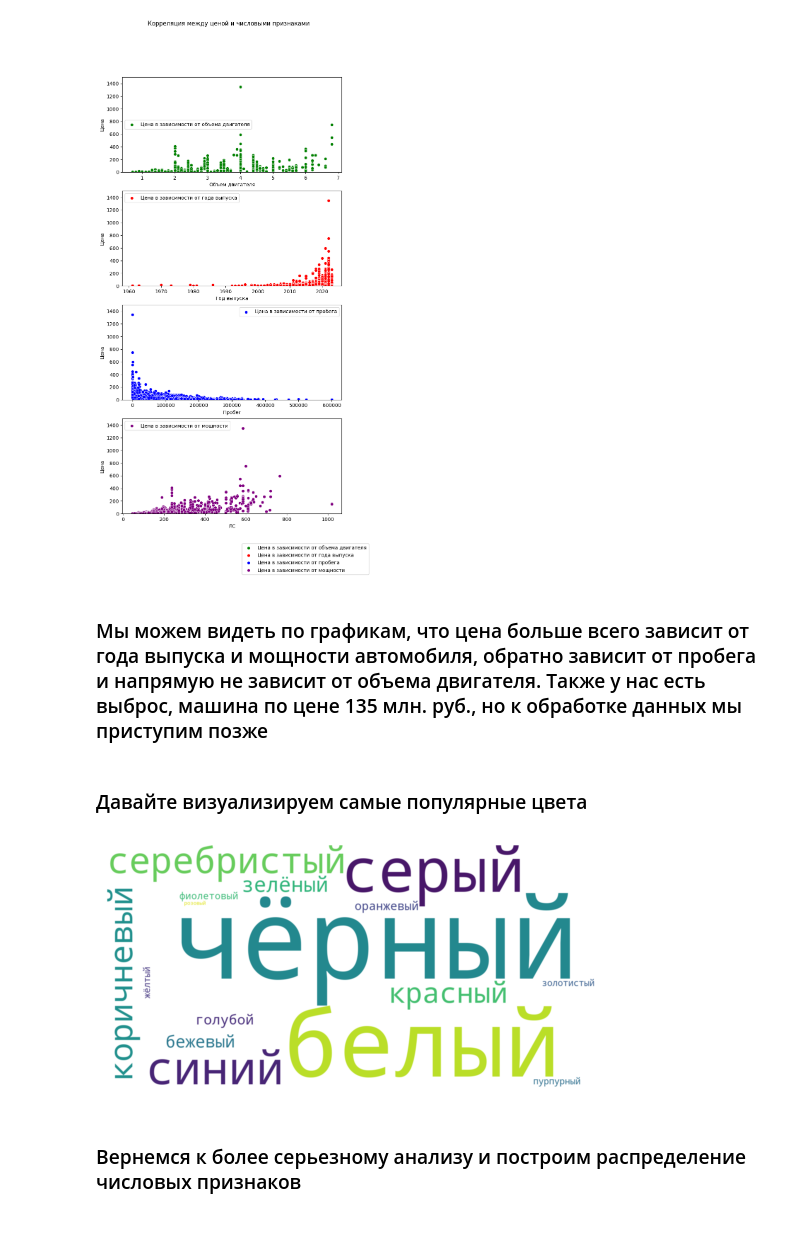
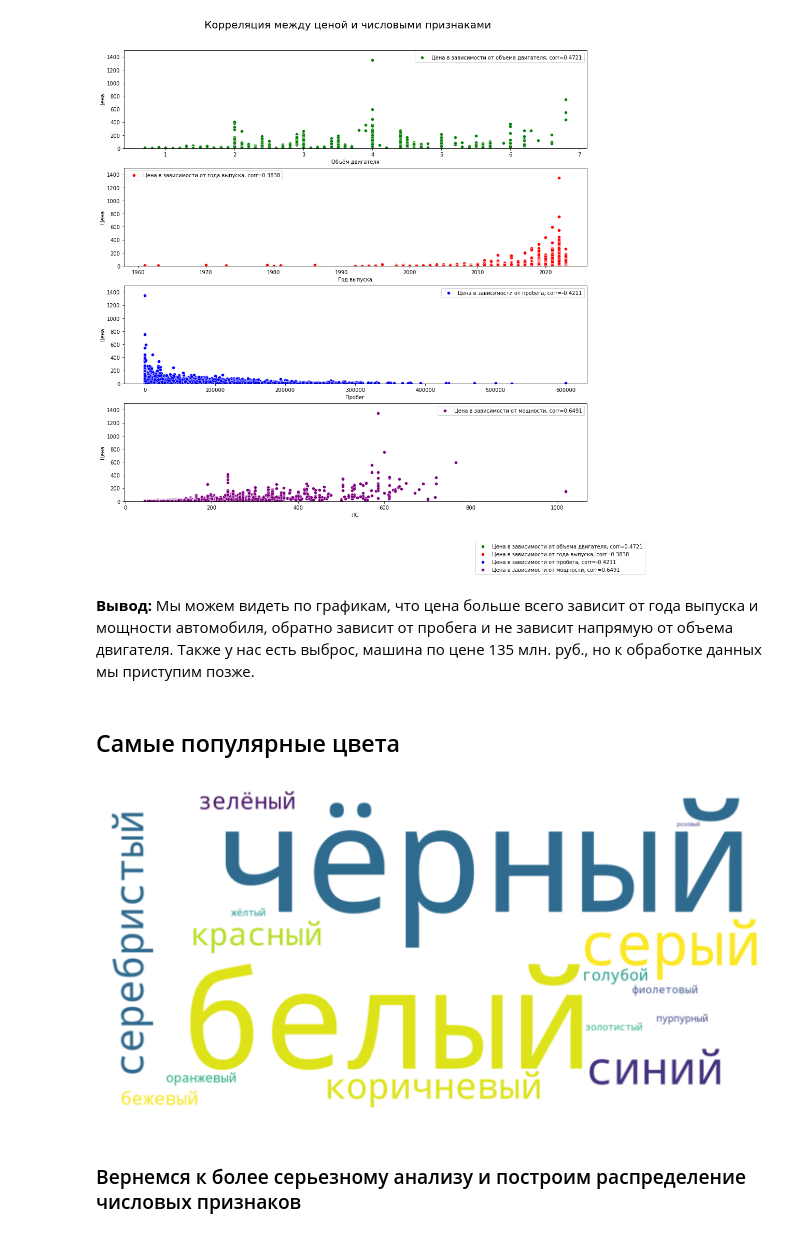
Before and after one commit to maksimbogoya/project-andan, a Jupyter notebook: EDA.ipynb, the cells around one changed output. Drawn from its saved outputs; the diff is of its cells as text; code cells hidden in the pictures.

```diff
--- a/EDA.ipynb
+++ b/EDA.ipynb
@@ -44,4 +49,6 @@ dtype: int64
-# %%
-df.drop('Unnamed: 0', axis=1, inplace=True) #удалим ненужный нам столбец с повтором индексов
 # %%
 df.drop('Запас хода', axis=1, inplace=True)
+df['Коробка передач'].fillna('автомат', inplace=True)
+df['Объем двигателя'].fillna(round(df['Объем двигателя'].mean(), 1), inplace=True)
+
+df = df.rename(columns={"Объем двигателя": "Объём двигателя"})  # мы любим русский язык
@@ -50,5 +55,3 @@ df['Коробка передач'].fillna('автомат', inplace=True)
-# %%
-df['Объем двигателя'].fillna(df['Объем двигателя'].mean(), inplace=True)
 # %%
 df
 # %% [output]
@@ -68,2 +70,0 @@ df
-# %%
-df['Объем двигателя'] = df['Объем двигателя'].round(1) #округлим полученные значения, чтобы было красиво
@@ -161,35 +115,47 @@ Name: Цена, Length: 2558, dtype: float64
 # %%
-fig = plt.figure(figsize=(8, 16))
-fig.suptitle('Корреляция между ценой и числовыми признаками')
+fig = plt.figure(figsize=(16, 16))
+fig.suptitle('Корреляция между ценой и числовыми признаками', y=0.93, fontsize = 20)
 
 plt.subplot(4, 1, 1)
-sns.scatterplot( x = df['Объем двигателя'], y = df['Цена']/100000, data = df, label = 'Цена в зависимости от объема двигателя', color = 'g').set_ylim(0, 1500)
+sns.scatterplot(x = df['Объём двигателя'], y = df['Цена']/100000,
+                label = 'Цена в зависимости от объема двигателя, corr='
+                + str('%.4f' % np.corrcoef(df['Объём двигателя'], df['Цена'])[0][1]),
+                color = 'g').set_ylim(0, 1500)
 
 plt.subplot(4, 1, 2)
-sns.scatterplot( x = df['Год выпуска'], y = df['Цена']/100000, data = df, label = 'Цена в зависимости от года выпуска',  color = 'r').set_ylim(0, 1500)
+sns.scatterplot(x = df['Год выпуска'], y = df['Цена']/100000,
+                label = 'Цена в зависимости от года выпуска, corr='
+                + str('%.4f' % np.corrcoef(df['Год выпуска'], df['Цена'])[0][1]),
+                color = 'r').set_ylim(0, 1500)
 
 plt.subplot(4, 1, 3)
-sns.scatterplot( x = df['Пробег'], y = df['Цена']/100000, data = df, label = 'Цена в зависимости от пробега', color = 'b').set_ylim(0, 1500)
+sns.scatterplot(x = df['Пробег'], y = df['Цена']/100000,
+                label = 'Цена в зависимости от пробега, corr='
+                + str('%.4f' % np.corrcoef(df['Пробег'], df['Цена'])[0][1]),
+                color = 'b').set_ylim(0, 1500)
 
 plt.subplot(4, 1, 4)
-sns.scatterplot( x = df['ЛС'], y = df['Цена']/100000, data = df, label = 'Цена в зависимости от мощности', color = 'purple').set_ylim(0, 1500)
+sns.scatterplot(x = df['ЛС'], y = df['Цена']/100000,
+                label = 'Цена в зависимости от мощности, corr='
+                + str('%.4f' % np.corrcoef(df['ЛС'], df['Цена'])[0][1]),
+                color = 'purple').set_ylim(0, 1500)
 
 fig.legend(loc='lower right')
 plt.show();
 # %% [output]
-[figure, old version]
+[figure, new version]
 # %% [markdown]
-### Мы можем видеть по графикам, что цена больше всего зависит от года выпуска и мощности автомобиля, обратно зависит от пробега и напрямую не зависит от объема двигателя. Также у нас есть выброс, машина по цене 135 млн. руб., но к обработке данных мы приступим позже
+__Вывод:__ Мы можем видеть по графикам, что цена больше всего зависит от года выпуска и мощности автомобиля, обратно зависит от пробега и не зависит напрямую от объема двигателя. Также у нас есть выброс, машина по цене 135 млн. руб., но к обработке данных мы приступим позже.
 # %% [markdown]
-### Давайте визуализируем самые популярные цвета
+## Самые популярные цвета
 # %%
-from wordcloud import WordCloud
+plt.figure(figsize=(12, 12))
 df_string = df['Цвет'].to_string()
 wordcloud = WordCloud(width=1600, height=800, background_color='white').generate(df_string)
 plt.imshow(wordcloud, interpolation='bilinear')
 plt.axis("off");
 # %% [output]
-[figure, old version]
+[figure, new version]
 # %% [markdown]
 ### Вернемся к более серьезному анализу и построим распределение числовых признаков
 # %%
```
Also changed, not shown: parts of 30 cells of this notebook, 1 other file.
